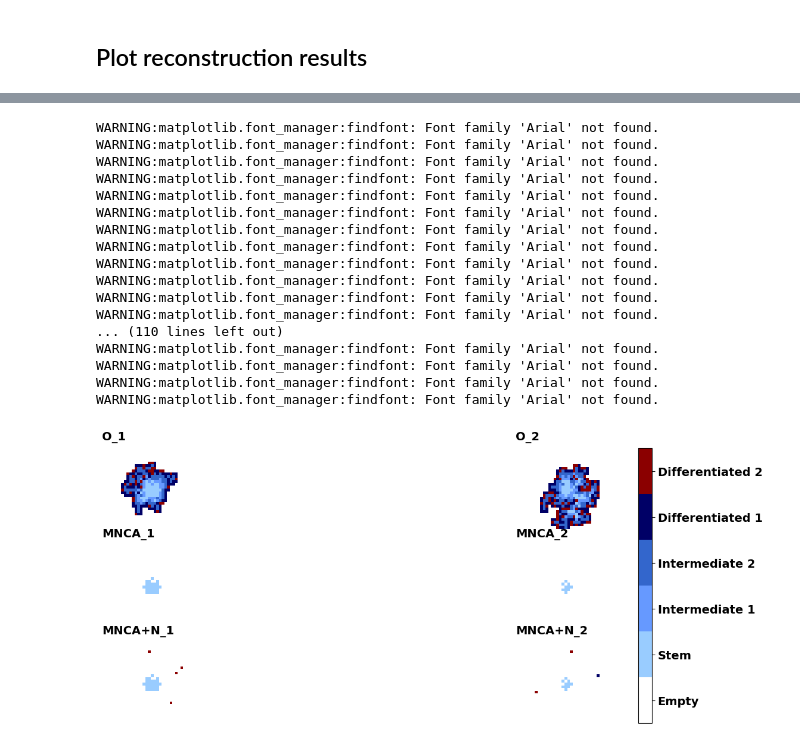
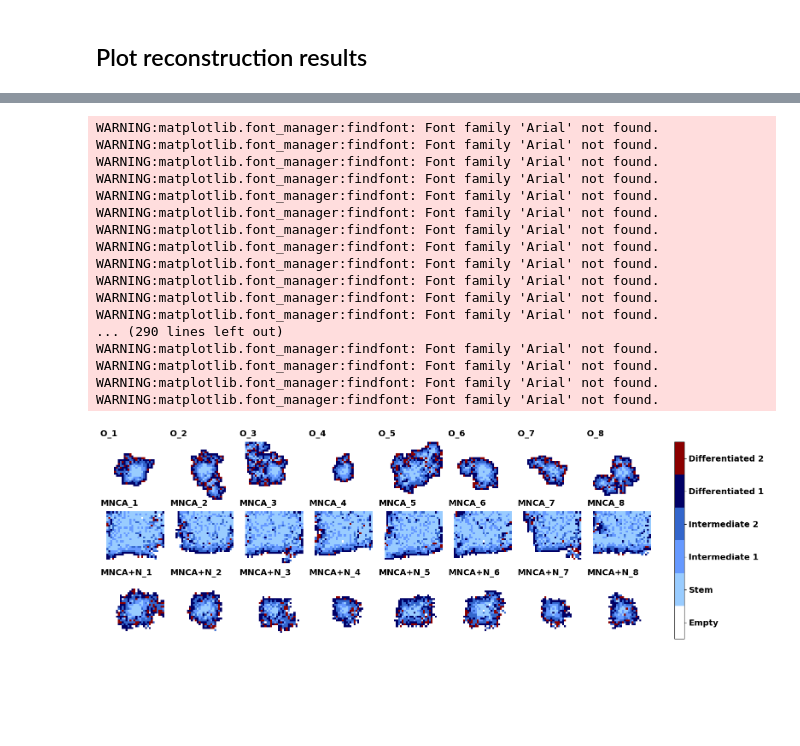
Before and after one commit to DaddarioLuigi/MNCA, a Jupyter notebook: notebooks/tissue_simulation_MNCA.ipynb, the cells around one changed output, grey strips where cells are left out. Saved outputs shown, nothing was run; the diff lists cells and outputs as text; code cells hidden in the pictures; blank space fills up the shorter version.

```diff
--- a/notebooks/tissue_simulation_MNCA.ipynb
+++ b/notebooks/tissue_simulation_MNCA.ipynb
@@ -499,41 +491,41 @@ fig = plot_automata_comparison_grid(
     mix_nca=mix_nca.to(device),
     stoch_mix_nca=stochastic_mix_nca.to(device),
     initial_state=histories,
-    n_examples=2,
-    n_steps=25,
+    n_examples=8,
+    n_steps=100,
     # Force same rule-selection mode for MNCA and MNCA+N in the visualization:
-    sample_non_differentiable=False,  # soft/ST (more stable)
-    straight_through=True,
-    temperature=None,  # use model's stored temperature
+    #sample_non_differentiable=False,  # soft/ST (more stable)
+    #straight_through=True,
+    #temperature=None,  # use model's stored temperature
     figsize=(18, 10),
     device=device,
 )
 
 # Crea directory figures se non esiste
 os.makedirs('/content/MNCA/figures', exist_ok=True)
 # Save the figure in high quality
 fig.savefig('/content/MNCA/figures/automata_comparison.png', bbox_inches='tight', dpi=300)
 # For vector graphics (recommended for papers):
 fig.savefig('/content/MNCA/figures/automata_comparison.pdf', bbox_inches='tight', format='pdf')
 # %% [output]
 WARNING:matplotlib.font_manager:findfont: Font family 'Arial' not found.
 WARNING:matplotlib.font_manager:findfont: Font family 'Arial' not found.
 WARNING:matplotlib.font_manager:findfont: Font family 'Arial' not found.
 WARNING:matplotlib.font_manager:findfont: Font family 'Arial' not found.
 WARNING:matplotlib.font_manager:findfont: Font family 'Arial' not found.
 WARNING:matplotlib.font_manager:findfont: Font family 'Arial' not found.
 WARNING:matplotlib.font_manager:findfont: Font family 'Arial' not found.
 WARNING:matplotlib.font_manager:findfont: Font family 'Arial' not found.
 WARNING:matplotlib.font_manager:findfont: Font family 'Arial' not found.
 WARNING:matplotlib.font_manager:findfont: Font family 'Arial' not found.
 WARNING:matplotlib.font_manager:findfont: Font family 'Arial' not found.
 WARNING:matplotlib.font_manager:findfont: Font family 'Arial' not found.
-... (110 lines left out)
+... (290 lines left out)
 WARNING:matplotlib.font_manager:findfont: Font family 'Arial' not found.
 WARNING:matplotlib.font_manager:findfont: Font family 'Arial' not found.
 WARNING:matplotlib.font_manager:findfont: Font family 'Arial' not found.
 WARNING:matplotlib.font_manager:findfont: Font family 'Arial' not found.
-[figure, old version]
+[figure, new version]
 # %%
 # Multi-horizon evaluation across neighborhood sizes
 # (Uses the same rule-selection mode for MNCA and MNCA+N as in the visualization)
```
Also changed, not shown: parts of 10 cells of this notebook.
